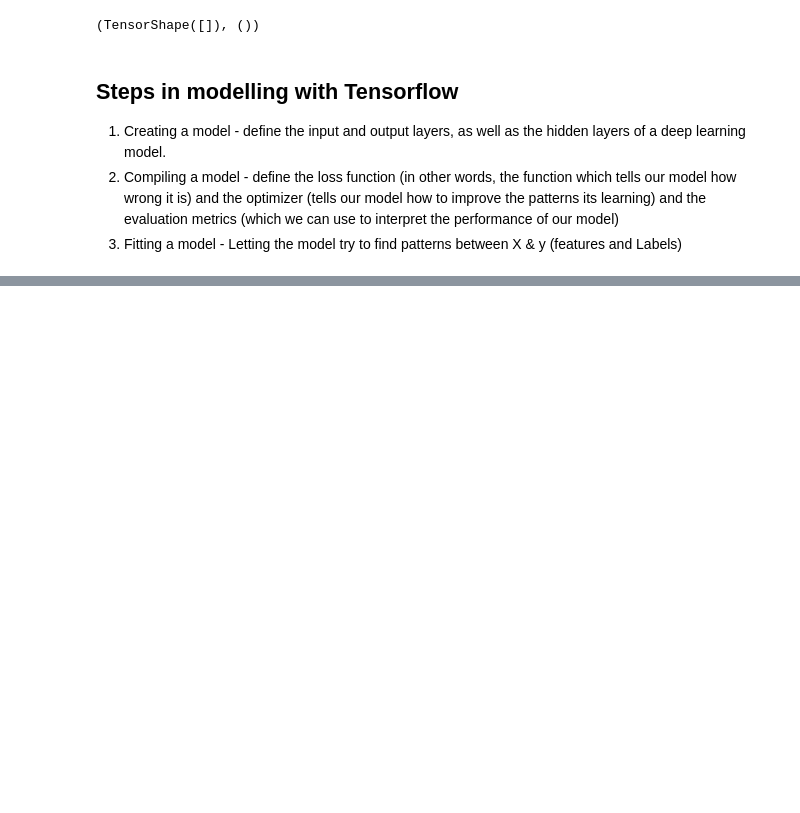
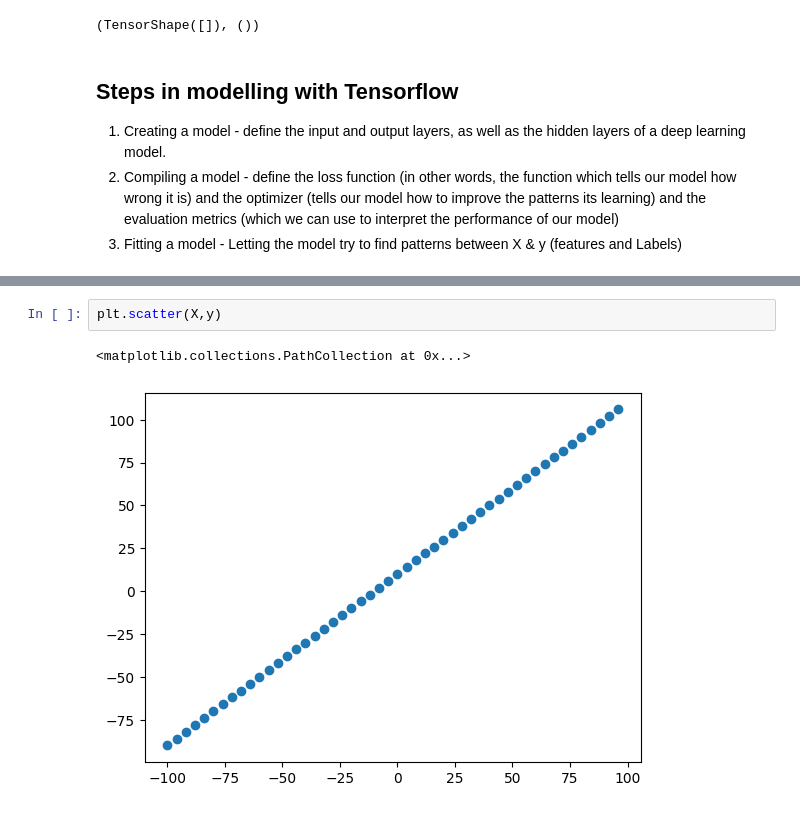
Before and after one commit to Shanu-Mathew/Tensorflow-Notes, a Jupyter notebook: Neural_Network_Regression_(Tensorflow).ipynb, the cells around one changed output, grey strips where cells are left out. Drawn from its saved outputs; the diff is of its cells as text; blank space fills up the shorter version.

```diff
--- a/Neural_Network_Regression_(Tensorflow).ipynb
+++ b/Neural_Network_Regression_(Tensorflow).ipynb
@@ -96,0 +297,5 @@ model.compiler(loss=tf.keras.losses.mae,)
+# %%
+plt.scatter(X,y)
+# %% [output]
+<matplotlib.collections.PathCollection at 0x...>
+[figure, added]
```
Also changed, not shown: parts of 25 cells of this notebook.
